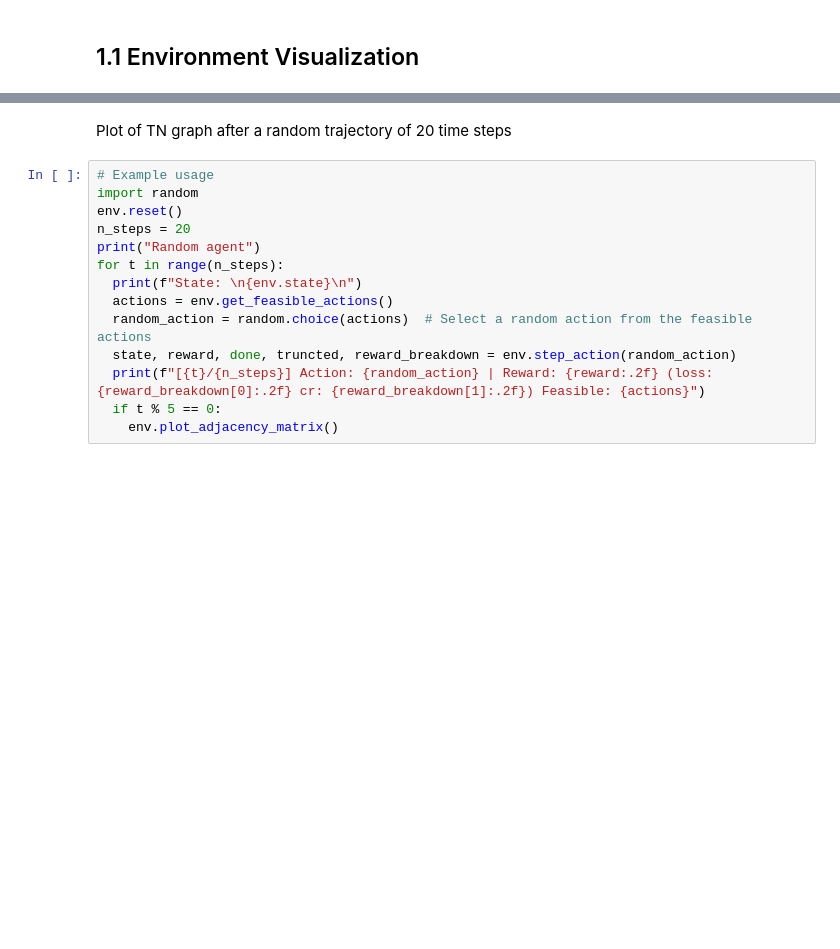
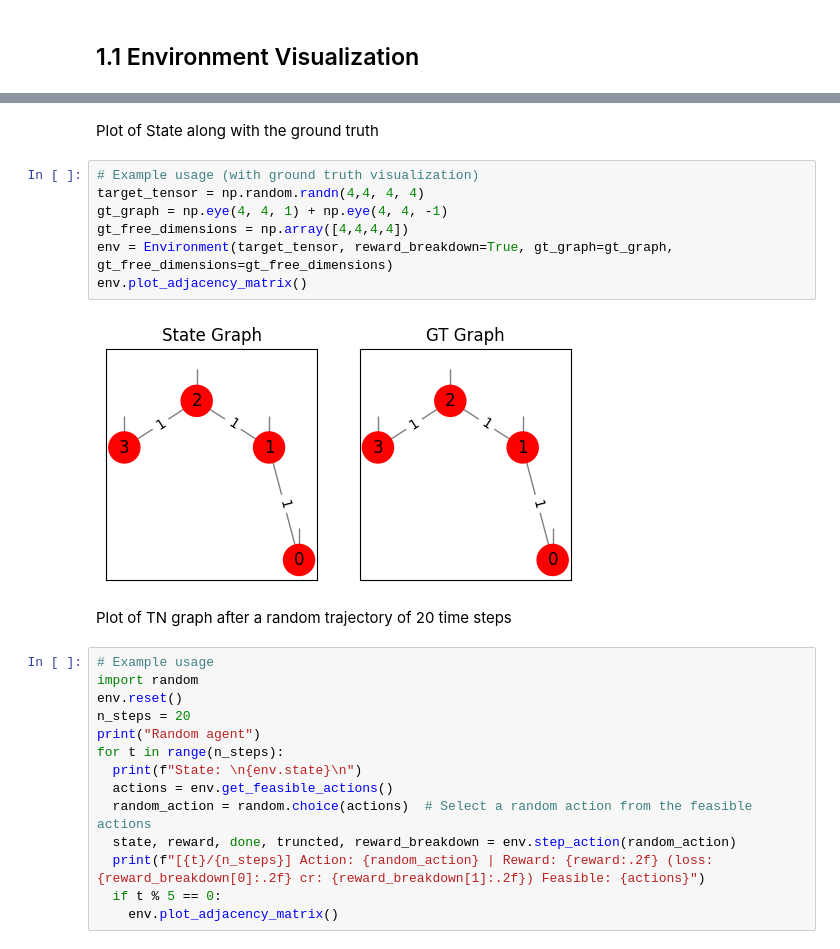
Before and after one commit to marawangamal/rltn, a Jupyter notebook: rl_tensor_networks.ipynb, the cells around one changed output, grey strips where cells are left out. Cells and saved outputs as stored; diff of their text form; blank space fills up the shorter version.

```diff
--- a/rl_tensor_networks.ipynb
+++ b/rl_tensor_networks.ipynb
@@ -915,5 +897,16 @@ print(env.state)
 [[0. 1.]
  [1. 0.]]
+# %% [markdown]
+Plot of State along with the ground truth
+# %%
+# Example usage (with ground truth visualization)
+target_tensor = np.random.randn(4,4, 4, 4)
+gt_graph = np.eye(4, 4, 1) + np.eye(4, 4, -1)
+gt_free_dimensions = np.array([4,4,4,4])
+env = Environment(target_tensor, reward_breakdown=True, gt_graph=gt_graph, gt_free_dimensions=gt_free_dimensions)
+env.plot_adjacency_matrix()
+# %% [output]
+[figure, added]
 # %% [markdown]
 Plot of TN graph after a random trajectory of 20 time steps
 # %%
```
Also changed, not shown: parts of 7 cells of this notebook.
